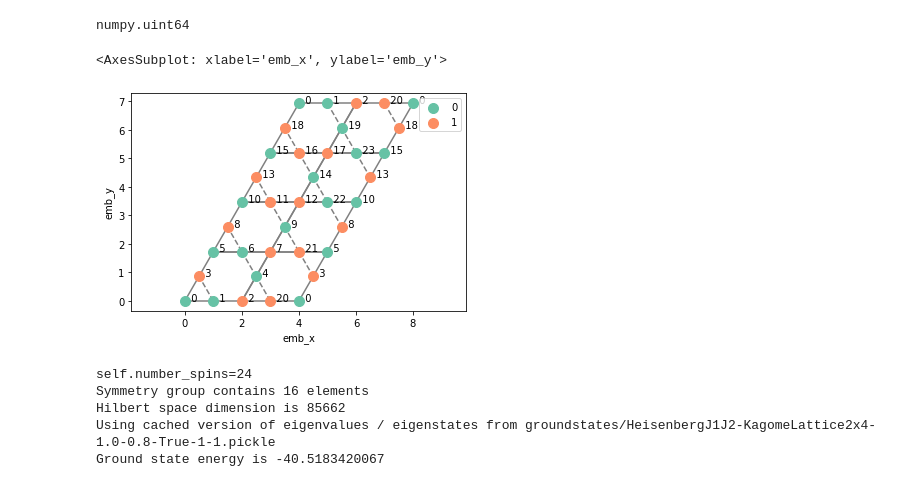
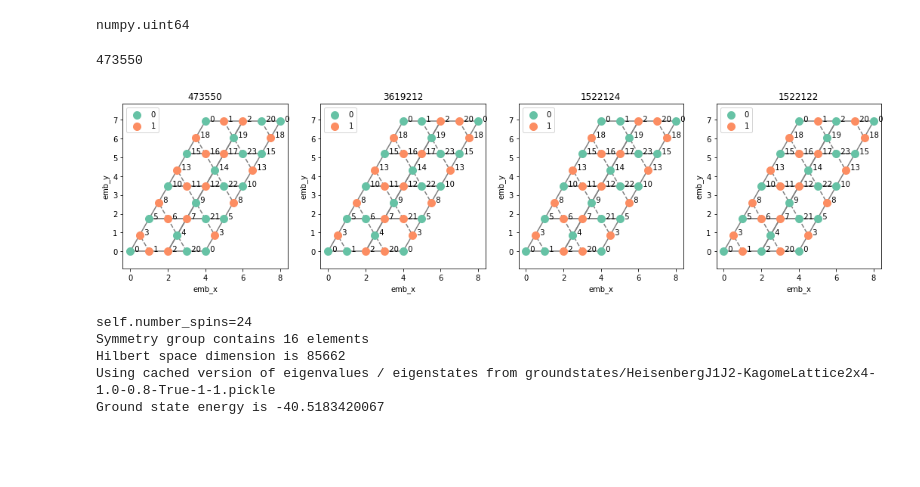
Before and after one commit to ischurov/frustrations-eda, a Jupyter notebook: kagome-24-fourier.ipynb, the cells around one changed output. Cells and saved outputs as stored; diff of their text form; code cells hidden in the pictures; blank space fills up the shorter version.

```diff
--- a/kagome-24-fourier.ipynb
+++ b/kagome-24-fourier.ipynb
@@ -97,3 +97,7 @@ lat = KagomeLattice(width=2, height=4)
 type(learners_ser[0.8, 2000].get_coeffs_df().index[0])
 # %% [output]
 numpy.uint64
+# %%
+learners_ser[0.8, 2000].get_coeffs_df().index[0]
+# %% [output]
+473550
@@ -100,8 +106,11 @@ numpy.uint64
 # %%
-lat.plot(spins=int(learners_ser[0.8, 1000].get_coeffs_df().index[2]))
+fig, axes = plt.subplots(ncols=4, figsize=(18, 4))
+for i, ax in enumerate(axes):
+    spins = int(learners_ser[0.8, 2000].get_coeffs_df().index[i])
+    lat.plot(spins=spins, ax=ax)
+    ax.set_title(spins)
 # %% [output]
-<AxesSubplot: xlabel='emb_x', ylabel='emb_y'>
-[figure, old version]
+[figure, new version]
 # %%
 import importlib
 # %%
```
Also changed, not shown: parts of 12 cells of this notebook, 2 other files.
